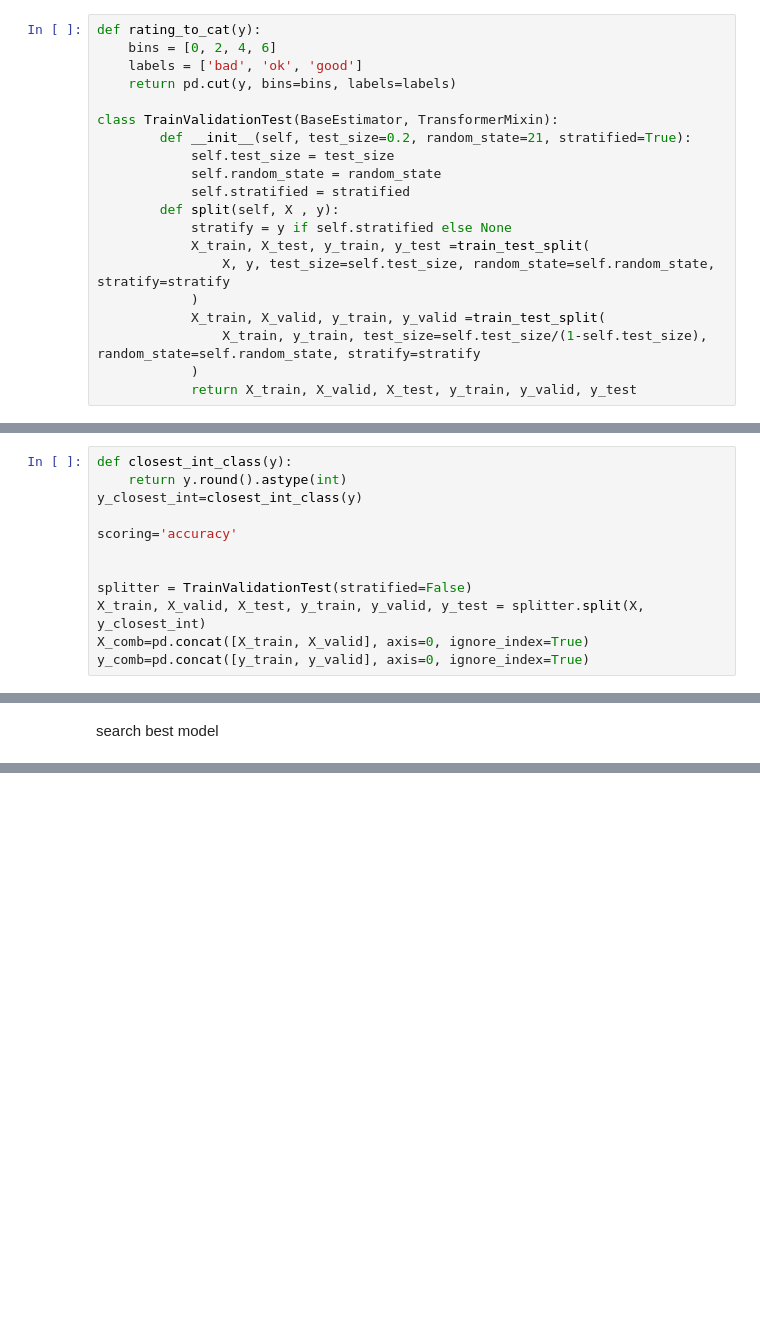
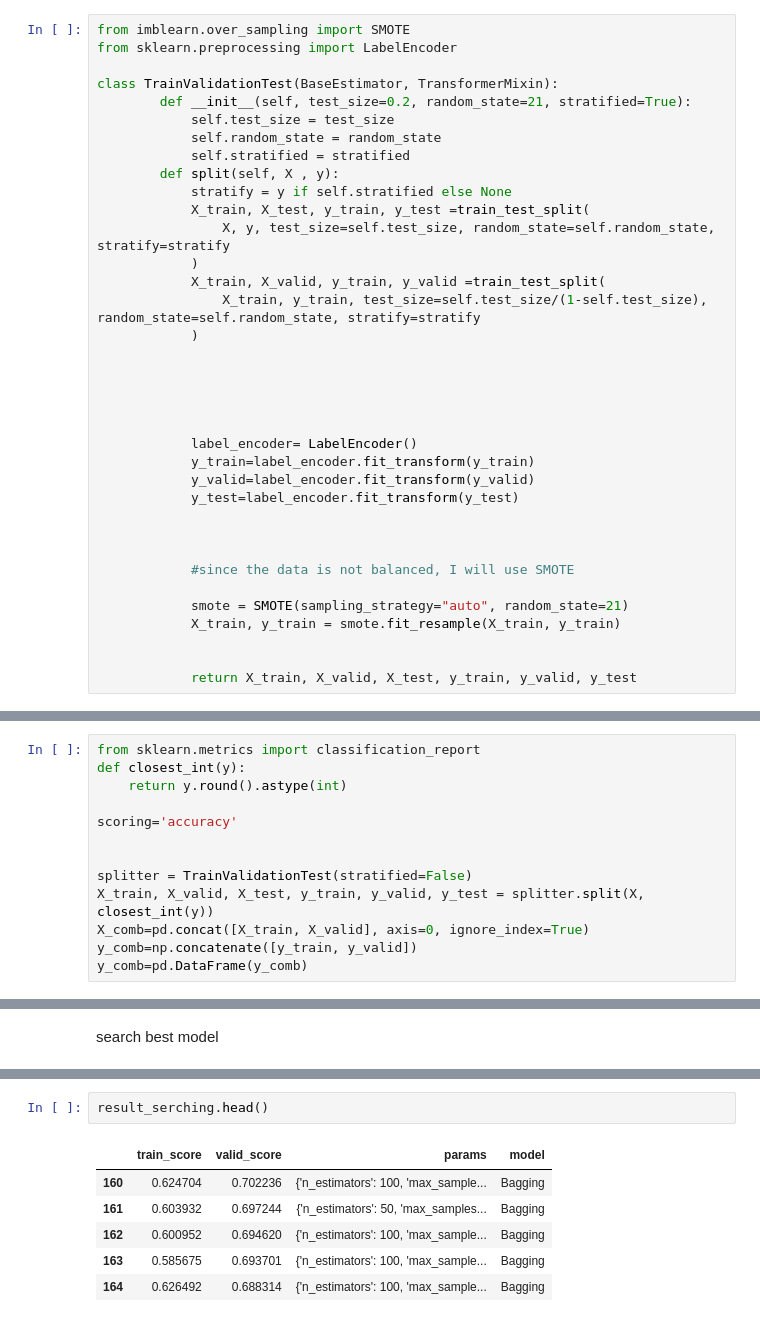
Before and after one commit to gordyay/food-nutrition-module, a Jupyter notebook: src/recipes.ipynb, the cells around one changed output, grey strips where cells are left out. Saved outputs shown, nothing was run; the diff lists cells and outputs as text; blank space fills up the shorter version.

```diff
--- a/src/recipes.ipynb
+++ b/src/recipes.ipynb
@@ -340,10 +324,8 @@ from tqdm.auto import tqdm
 # %% [markdown]
 #### Train-test-validation split
 # %%
-def rating_to_сat(y):
-    bins = [0, 2, 4, 6]
-    labels = ['bad', 'ok', 'good']
-    return pd.cut(y, bins=bins, labels=labels)
+from imblearn.over_sampling import SMOTE
+from sklearn.preprocessing import LabelEncoder
 
 class TrainValidationTest(BaseEstimator, TransformerMixin):
         def __init__(self, test_size=0.2, random_state=21, stratified=True):
@@ -358,6 +340,24 @@ class TrainValidationTest(BaseEstimator, TransformerMixin):
             X_train, X_valid, y_train, y_valid =train_test_split(
                 X_train, y_train, test_size=self.test_size/(1-self.test_size), random_state=self.random_state, stratify=stratify
             )
+
+
+
+
+
+            label_encoder= LabelEncoder()
+            y_train=label_encoder.fit_transform(y_train)
+            y_valid=label_encoder.fit_transform(y_valid)
+            y_test=label_encoder.fit_transform(y_test)
+
+
+
+            #since the data is not balanced, I will use SMOTE
+
+            smote = SMOTE(sampling_strategy="auto", random_state=21)
+            X_train, y_train = smote.fit_resample(X_train, y_train)
+
+
             return X_train, X_valid, X_test, y_train, y_valid, y_test
 # %% [markdown]
 #### Model selection class
@@ -640,15 +630,16 @@ prepare data
 # %%
-def closest_int_class(y):
+from sklearn.metrics import classification_report
+def closest_int(y):
     return y.round().astype(int)
-y_closest_int=closest_int_class(y)
 
 scoring='accuracy'
 
 
 splitter = TrainValidationTest(stratified=False)
-X_train, X_valid, X_test, y_train, y_valid, y_test = splitter.split(X, y_closest_int)
+X_train, X_valid, X_test, y_train, y_valid, y_test = splitter.split(X, closest_int(y))
 X_comb=pd.concat([X_train, X_valid], axis=0, ignore_index=True)
-y_comb=pd.concat([y_train, y_valid], axis=0, ignore_index=True)
+y_comb=np.concatenate([y_train, y_valid])
+y_comb=pd.DataFrame(y_comb)
 # %% [markdown]
 diffrent models variants
 # %%
@@ -723,0 +708,9 @@ KeyboardInterrupt:
+# %%
+result_serching.head()
+# %% [output]
+|  | train_score | valid_score | params | model |
+| 160 | 0.624704 | 0.702236 | {'n_estimators': 100, 'max_sample... | Bagging |
+| 161 | 0.603932 | 0.697244 | {'n_estimators': 50, 'max_samples... | Bagging |
+| 162 | 0.600952 | 0.694620 | {'n_estimators': 100, 'max_sample... | Bagging |
+| 163 | 0.585675 | 0.693701 | {'n_estimators': 100, 'max_sample... | Bagging |
+| 164 | 0.626492 | 0.688314 | {'n_estimators': 100, 'max_sample... | Bagging |
```
Also changed, not shown: parts of 26 cells of this notebook, 9 other files.
